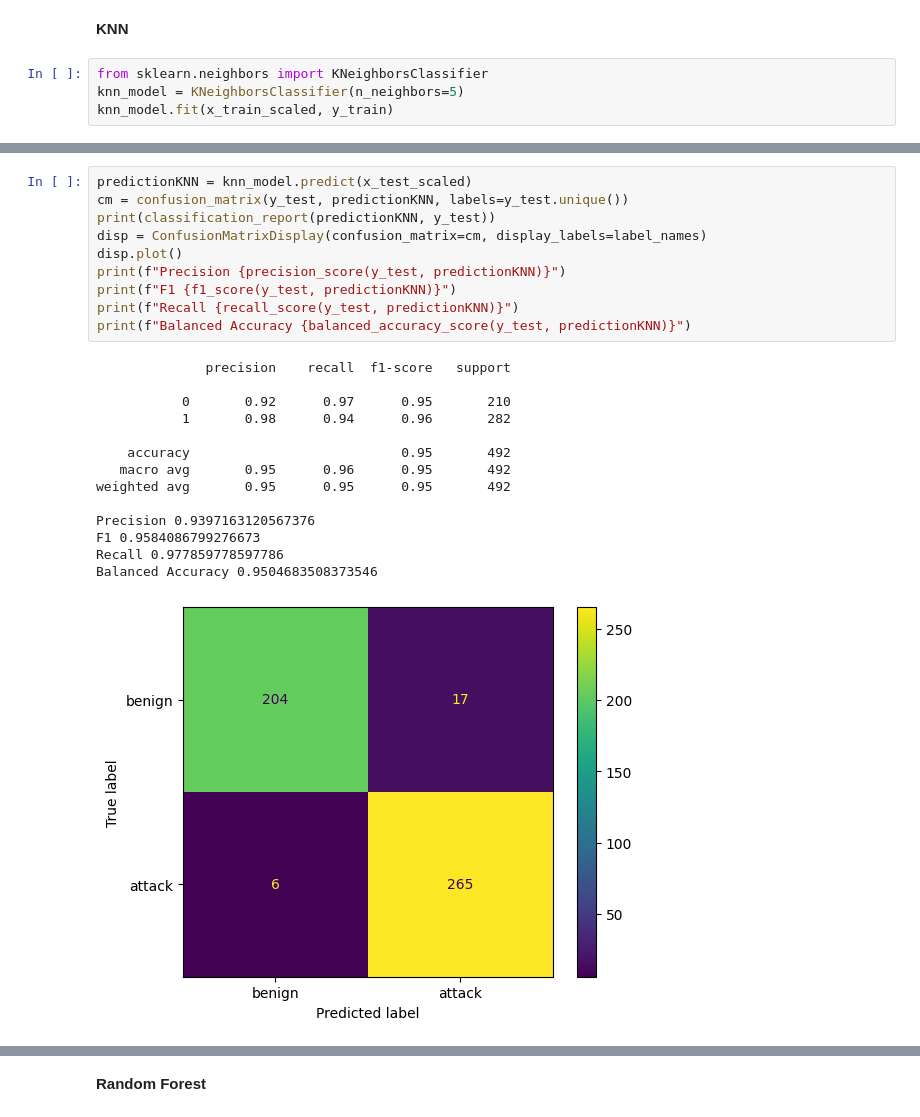
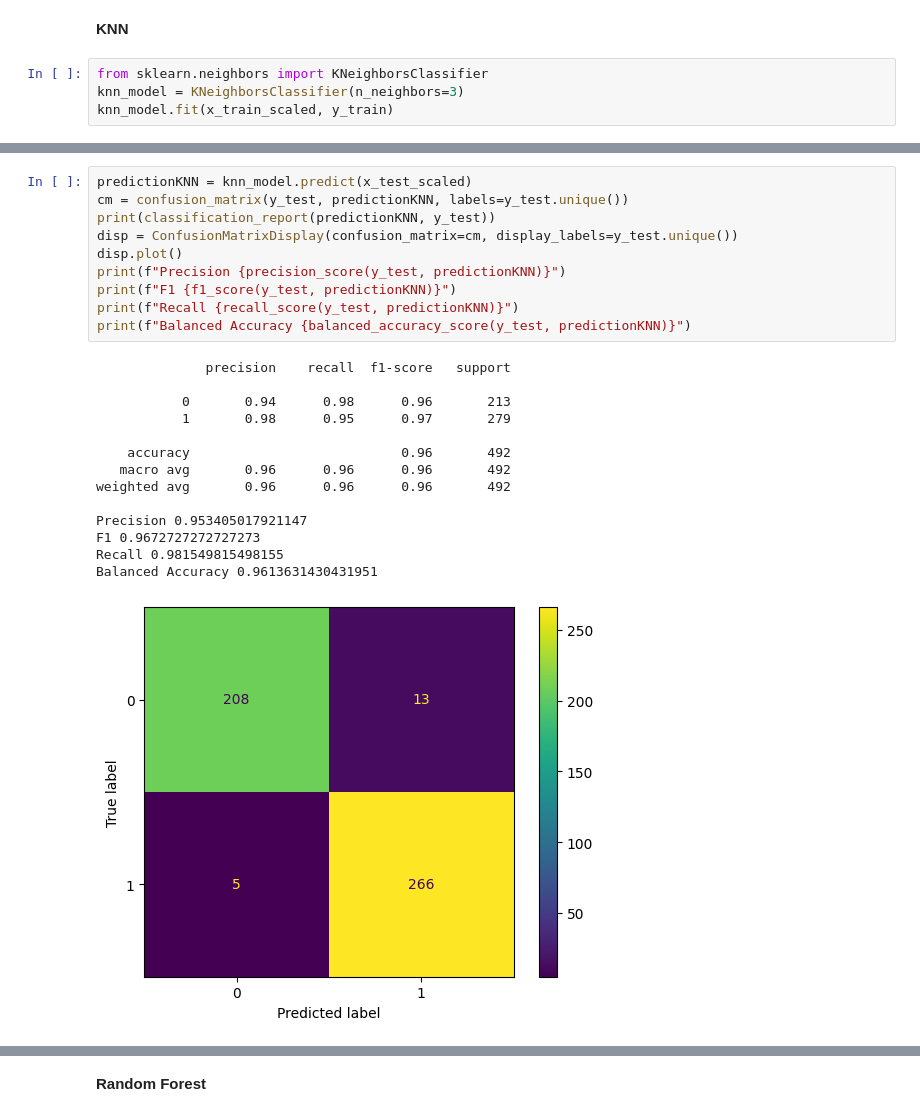
Before and after one commit to finsaccount/MSCS-335---Intrusion-Detection-System-Machine-Learning-Final-Project-, a Jupyter notebook: Ensemble.ipynb, the cells around one changed output, grey strips where cells are left out. Cells and saved outputs as stored; diff of their text form.

```diff
--- a/Ensemble.ipynb
+++ b/Ensemble.ipynb
@@ -92,6 +92,6 @@ Balanced Accuracy 0.9759479721494048
 **KNN**
 # %%
 from sklearn.neighbors import KNeighborsClassifier
-knn_model = KNeighborsClassifier(n_neighbors=5)
+knn_model = KNeighborsClassifier(n_neighbors=3)
 knn_model.fit(x_train_scaled, y_train)
 # %% [output]
@@ -99,25 +99,25 @@ KNeighborsClassifier()
 # %%
 predictionKNN = knn_model.predict(x_test_scaled)
 cm = confusion_matrix(y_test, predictionKNN, labels=y_test.unique())
 print(classification_report(predictionKNN, y_test))
-disp = ConfusionMatrixDisplay(confusion_matrix=cm, display_labels=label_names)
+disp = ConfusionMatrixDisplay(confusion_matrix=cm, display_labels=y_test.unique())
 disp.plot()
 print(f"Precision {precision_score(y_test, predictionKNN)}")
 print(f"F1 {f1_score(y_test, predictionKNN)}")
 print(f"Recall {recall_score(y_test, predictionKNN)}")
 print(f"Balanced Accuracy {balanced_accuracy_score(y_test, predictionKNN)}")
 # %% [output]
               precision    recall  f1-score   support
 
-           0       0.92      0.97      0.95       210
-           1       0.98      0.94      0.96       282
+           0       0.94      0.98      0.96       213
+           1       0.98      0.95      0.97       279
 
-    accuracy                           0.95       492
-   macro avg       0.95      0.96      0.95       492
-weighted avg       0.95      0.95      0.95       492
+    accuracy                           0.96       492
+   macro avg       0.96      0.96      0.96       492
+weighted avg       0.96      0.96      0.96       492
 
-Precision 0.9397163120567376
-F1 0.9584086799276673
-Recall 0.977859778597786
-Balanced Accuracy 0.9504683508373546
+Precision 0.953405017921147
+F1 0.9672727272727273
+Recall 0.981549815498155
+Balanced Accuracy 0.9613631430431951
-[figure, old version]
+[figure, new version]
```
Also changed, not shown: parts of 20 cells of this notebook.
